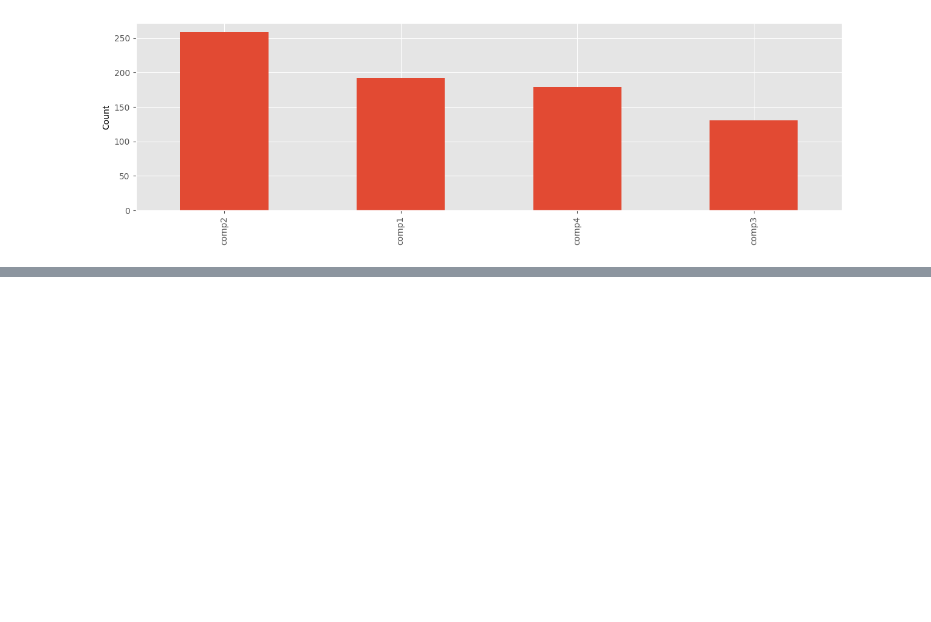
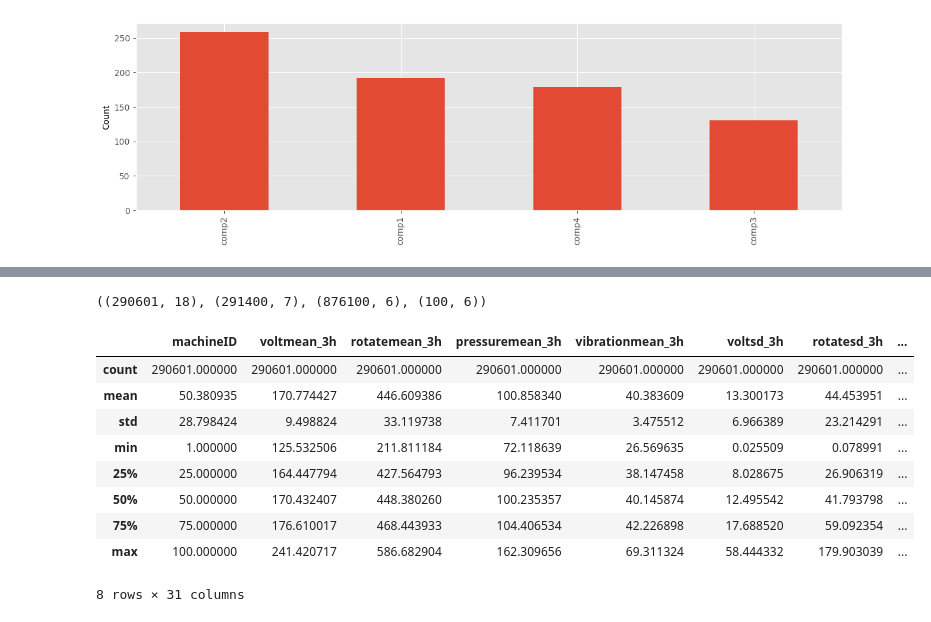
Before and after one commit to gpanagioto/-mbml-predictive-maintenance, a Jupyter notebook: milestone.ipynb, the cells around one changed output, grey strips where cells are left out. Saved outputs shown, nothing was run; the diff lists cells and outputs as text; code cells hidden in the pictures; blank space fills up the shorter version.

```diff
--- a/milestone.ipynb
+++ b/milestone.ipynb
@@ -248,0 +271,21 @@ Name: failure, dtype: int64
+# %%
+telemetry.shape, error_count.shape, comp_rep.shape, machines.shape
+# %% [output]
+((290601, 18), (291400, 7), (876100, 6), (100, 6))
+# %%
+features = telemetry.merge(error_count, on=['datetime', 'machineID'], how='left')
+features = features.merge(comp_rep, on=['datetime', 'machineID'], how='left')
+features = features.merge(machines, on=['machineID'], how='left')
+
+features.describe()
+# %% [output]
+|  | machineID | voltmean_3h | rotatemean_3h | pressuremean_3h | vibrationmean_3h | voltsd_3h | rotatesd_3h | ... |
+| count | 290601.000000 | 290601.000000 | 290601.000000 | 290601.000000 | 290601.000000 | 290601.000000 | 290601.000000 | ... |
+| mean | 50.380935 | 170.774427 | 446.609386 | 100.858340 | 40.383609 | 13.300173 | 44.453951 | ... |
+| std | 28.798424 | 9.498824 | 33.119738 | 7.411701 | 3.475512 | 6.966389 | 23.214291 | ... |
+| min | 1.000000 | 125.532506 | 211.811184 | 72.118639 | 26.569635 | 0.025509 | 0.078991 | ... |
+| 25% | 25.000000 | 164.447794 | 427.564793 | 96.239534 | 38.147458 | 8.028675 | 26.906319 | ... |
+| 50% | 50.000000 | 170.432407 | 448.380260 | 100.235357 | 40.145874 | 12.495542 | 41.793798 | ... |
+| 75% | 75.000000 | 176.610017 | 468.443933 | 104.406534 | 42.226898 | 17.688520 | 59.092354 | ... |
+| max | 100.000000 | 241.420717 | 586.682904 | 162.309656 | 69.311324 | 58.444332 | 179.903039 | ... |
+8 rows × 31 columns
```
Also changed, not shown: parts of 12 cells of this notebook.
